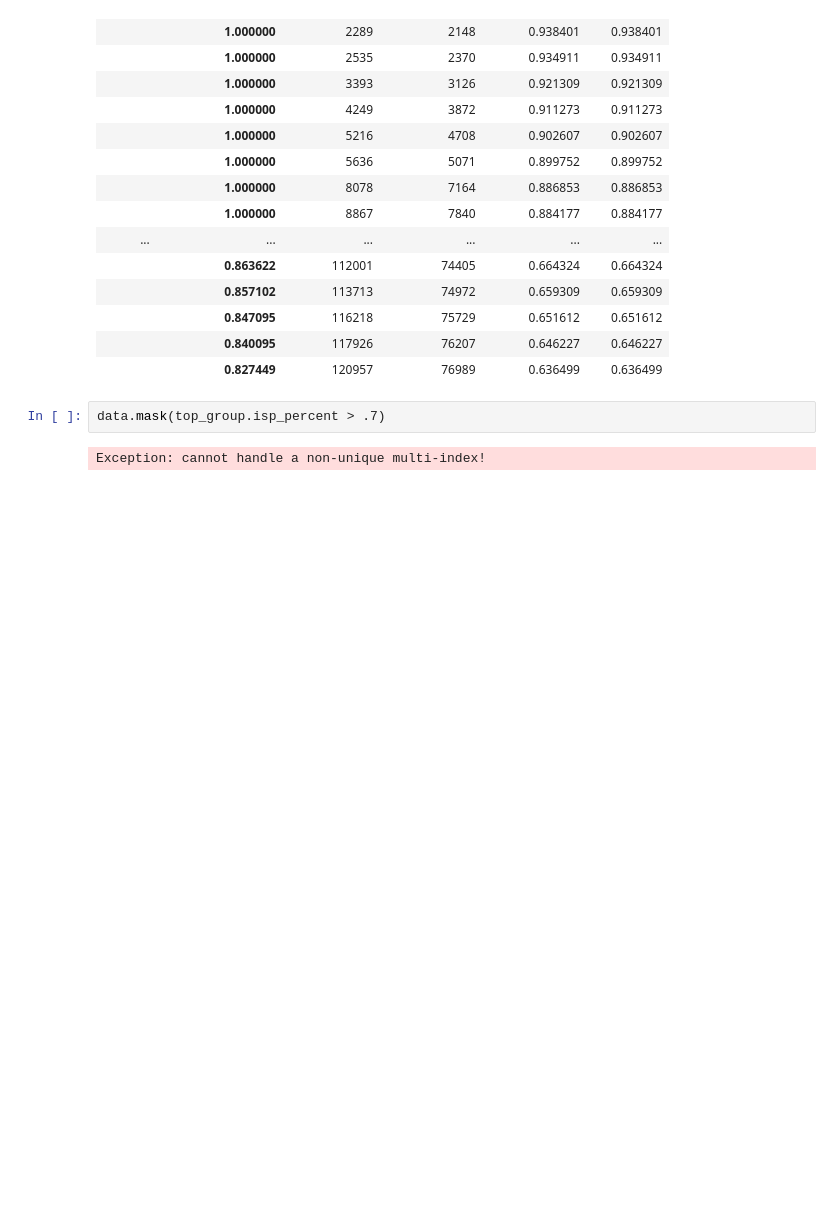
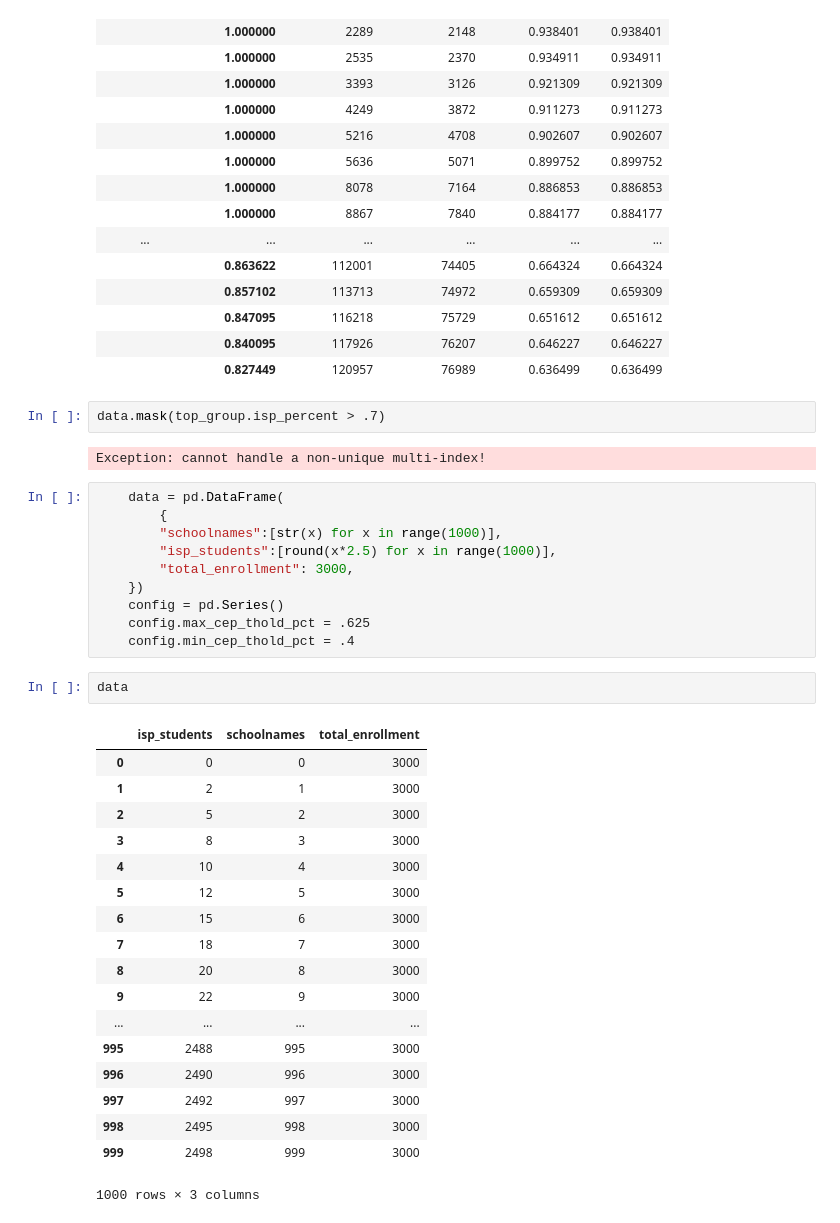
Before and after one commit to opensandiego/mealscount-backend, a Jupyter notebook: sandbox/backend_utils.ipynb, the cells around one changed output. Cells and saved outputs as stored; diff of their text form; blank space fills up the shorter version.

```diff
--- a/sandbox/backend_utils.ipynb
+++ b/sandbox/backend_utils.ipynb
@@ -454,3 +454,34 @@ data
 data.mask(top_group.isp_percent > .7)
 # %% [output]
 Exception: cannot handle a non-unique multi-index!
+# %%
+    data = pd.DataFrame(
+        {
+        "schoolnames":[str(x) for x in range(1000)],
+        "isp_students":[round(x*2.5) for x in range(1000)],
+        "total_enrollment": 3000,
+    })
+    config = pd.Series()
+    config.max_cep_thold_pct = .625
+    config.min_cep_thold_pct = .4
+# %%
+data
+# %% [output]
+|  | isp_students | schoolnames | total_enrollment |
+| 0 | 0 | 0 | 3000 |
+| 1 | 2 | 1 | 3000 |
+| 2 | 5 | 2 | 3000 |
+| 3 | 8 | 3 | 3000 |
+| 4 | 10 | 4 | 3000 |
+| 5 | 12 | 5 | 3000 |
+| 6 | 15 | 6 | 3000 |
+| 7 | 18 | 7 | 3000 |
+| 8 | 20 | 8 | 3000 |
+| 9 | 22 | 9 | 3000 |
+| ... | ... | ... | ... |
+| 995 | 2488 | 995 | 3000 |
+| 996 | 2490 | 996 | 3000 |
+| 997 | 2492 | 997 | 3000 |
+| 998 | 2495 | 998 | 3000 |
+| 999 | 2498 | 999 | 3000 |
+1000 rows × 3 columns
```
Also changed, not shown: 1 other file.
